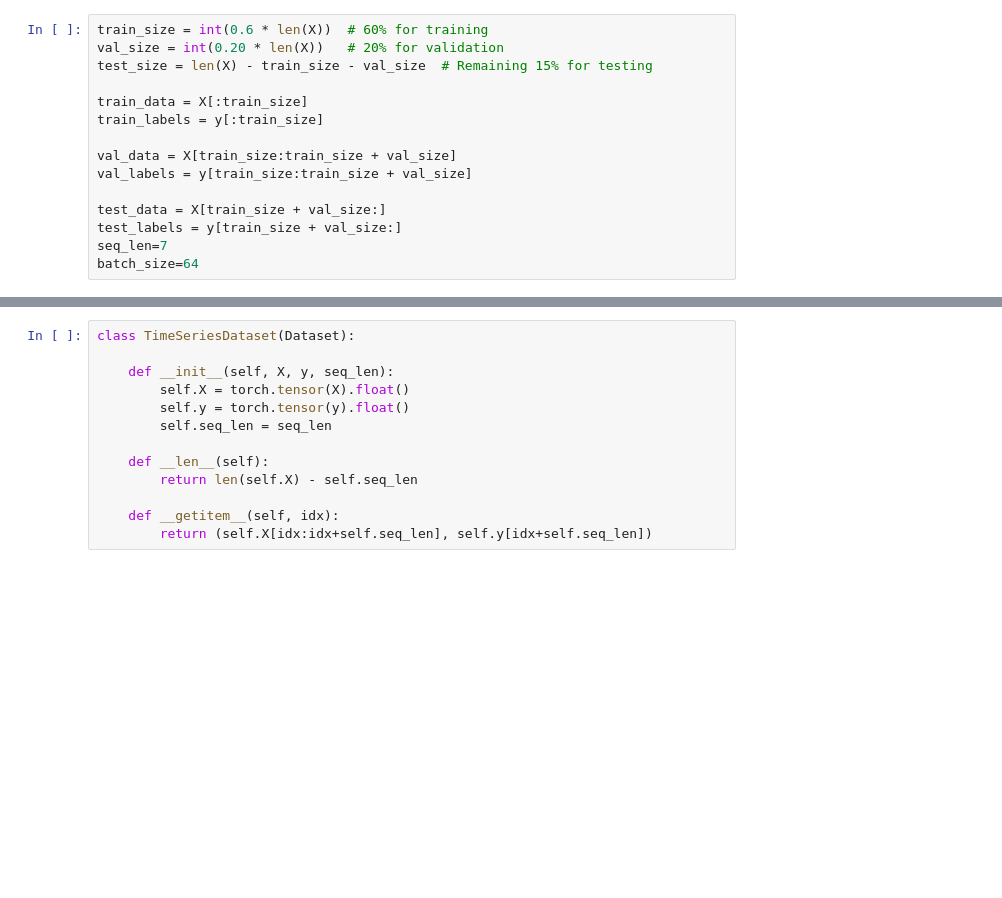
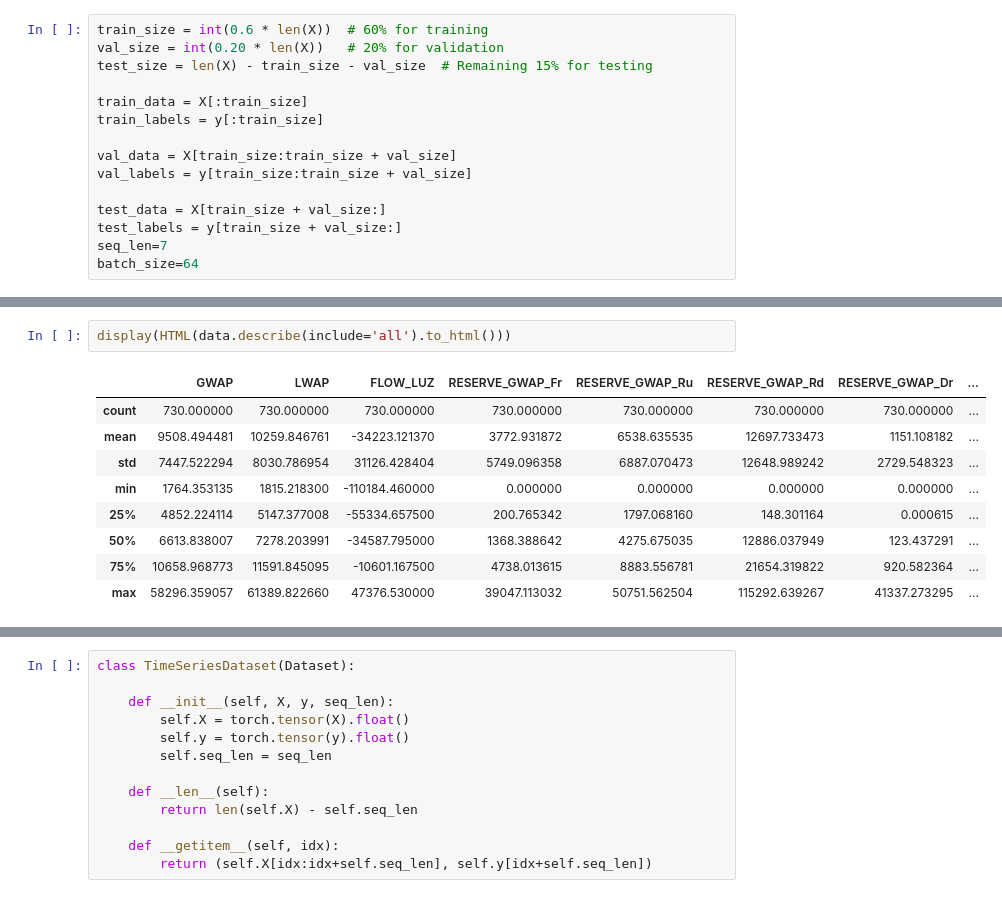
Before and after one commit to ladycelestia/thesis, a Jupyter notebook: test3.ipynb, the cells around one changed output, grey strips where cells are left out. Drawn from its saved outputs; the diff is of its cells as text; blank space fills up the shorter version.

```diff
--- a/test3.ipynb
+++ b/test3.ipynb
@@ -123,3 +124,15 @@ pipeliney.fit(train_labels)
 transformed_train_labels = pipeliney.transform(train_labels)
 transformed_val_labels = pipeliney.transform(val_labels)
 transformed_test_labels = pipeliney.transform(test_labels)
+# %%
+display(HTML(data.describe(include='all').to_html()))
+# %% [output]
+|  | GWAP | LWAP | FLOW_LUZ | RESERVE_GWAP_Fr | RESERVE_GWAP_Ru | RESERVE_GWAP_Rd | RESERVE_GWAP_Dr | ... |
+| count | 730.000000 | 730.000000 | 730.000000 | 730.000000 | 730.000000 | 730.000000 | 730.000000 | ... |
+| mean | 9508.494481 | 10259.846761 | -34223.121370 | 3772.931872 | 6538.635535 | 12697.733473 | 1151.108182 | ... |
+| std | 7447.522294 | 8030.786954 | 31126.428404 | 5749.096358 | 6887.070473 | 12648.989242 | 2729.548323 | ... |
+| min | 1764.353135 | 1815.218300 | -110184.460000 | 0.000000 | 0.000000 | 0.000000 | 0.000000 | ... |
+| 25% | 4852.224114 | 5147.377008 | -55334.657500 | 200.765342 | 1797.068160 | 148.301164 | 0.000615 | ... |
+| 50% | 6613.838007 | 7278.203991 | -34587.795000 | 1368.388642 | 4275.675035 | 12886.037949 | 123.437291 | ... |
+| 75% | 10658.968773 | 11591.845095 | -10601.167500 | 4738.013615 | 8883.556781 | 21654.319822 | 920.582364 | ... |
+| max | 58296.359057 | 61389.822660 | 47376.530000 | 39047.113032 | 50751.562504 | 115292.639267 | 41337.273295 | ... |
```
Also changed, not shown: parts of 8 cells of this notebook.
